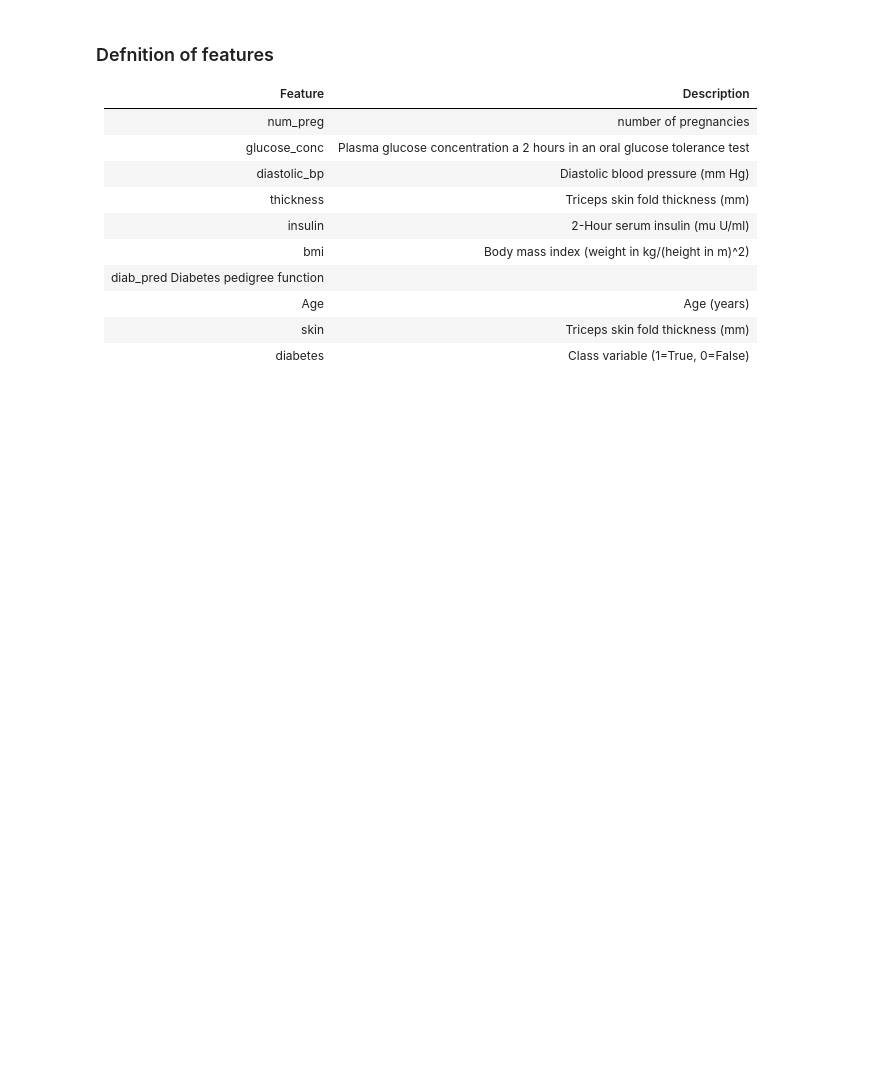
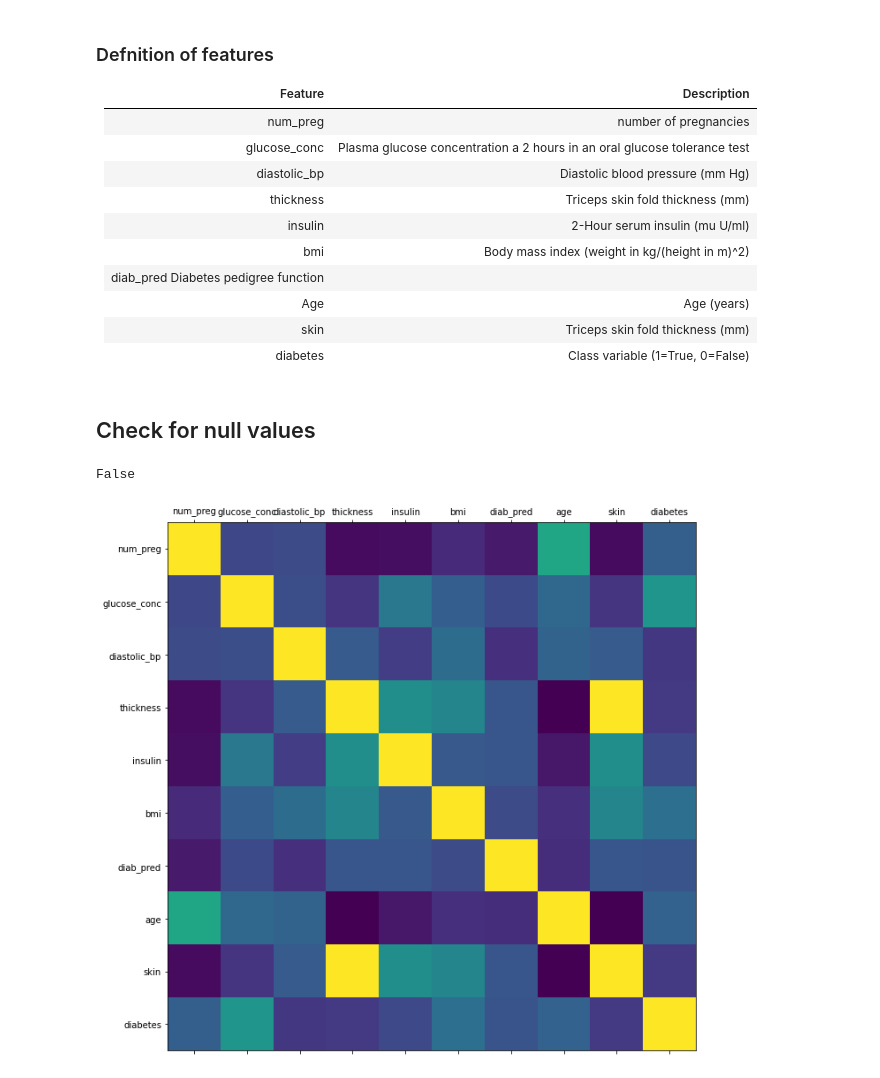
Before and after one commit to Nikhil-L/Diabetes-prediction, a Jupyter notebook: Diabetes Prediction.ipynb, the cells around one changed output. Drawn from its saved outputs; the diff is of its cells as text; code cells hidden in the pictures; blank space fills up the shorter version.

Commit message:
write the correlation function and plot the correlation map

```diff
--- a/Diabetes Prediction.ipynb
+++ b/Diabetes Prediction.ipynb
@@ -56,3 +56,20 @@ df.tail()
 | Age |	Age (years) |
 | skin | Triceps skin fold thickness (mm) |
 | diabetes | Class variable (1=True, 0=False) |
+# %% [markdown]
+## Check for null values
+# %%
+df.isnull().values.any()
+# %% [output]
+False
+# %%
+def plot_corr(df, size = 11):
+    corr = df.corr()
+    fig, ax = plt.subplots(figsize = (size, size))
+    ax.matshow(corr)
+    plt.xticks(range(len(corr.columns)), corr.columns)
+    plt.yticks(range(len(corr.columns)), corr.columns)
+# %%
+plot_corr(df)
+# %% [output]
+[figure, added]
```
Also changed, not shown: parts of 4 cells of this notebook.
